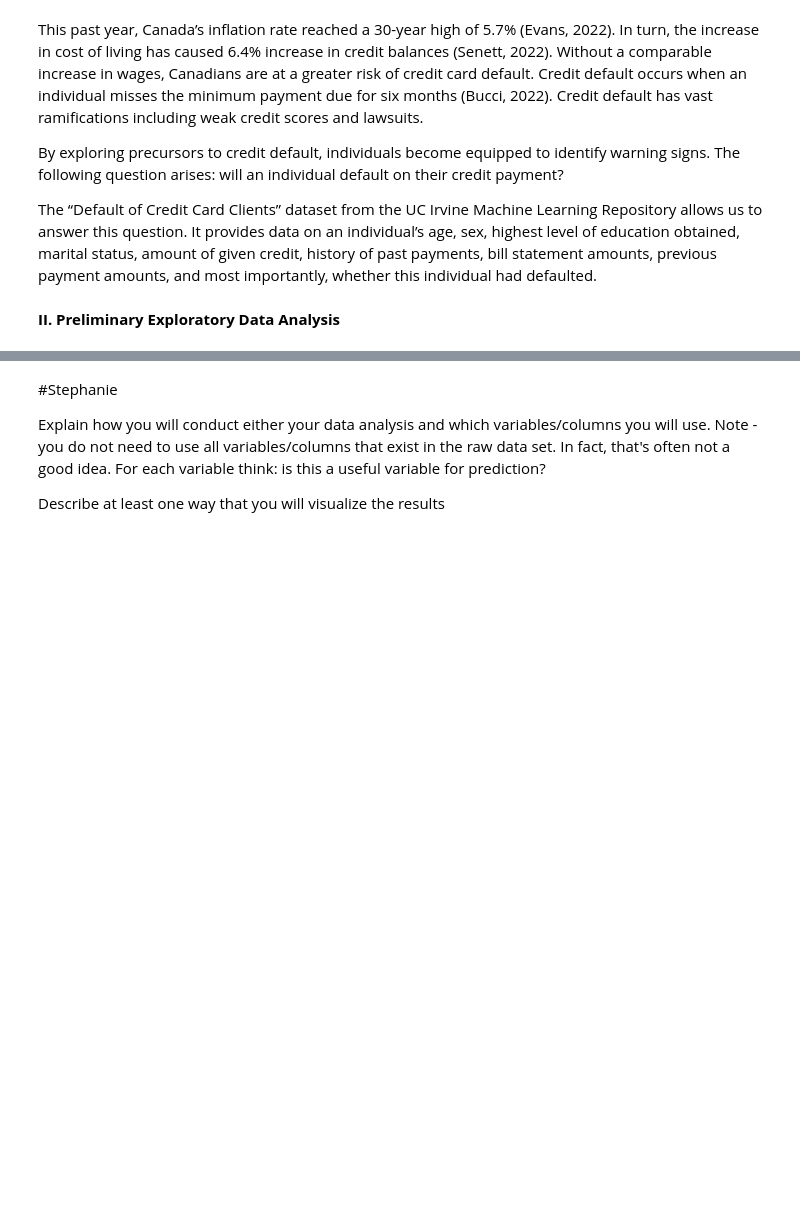
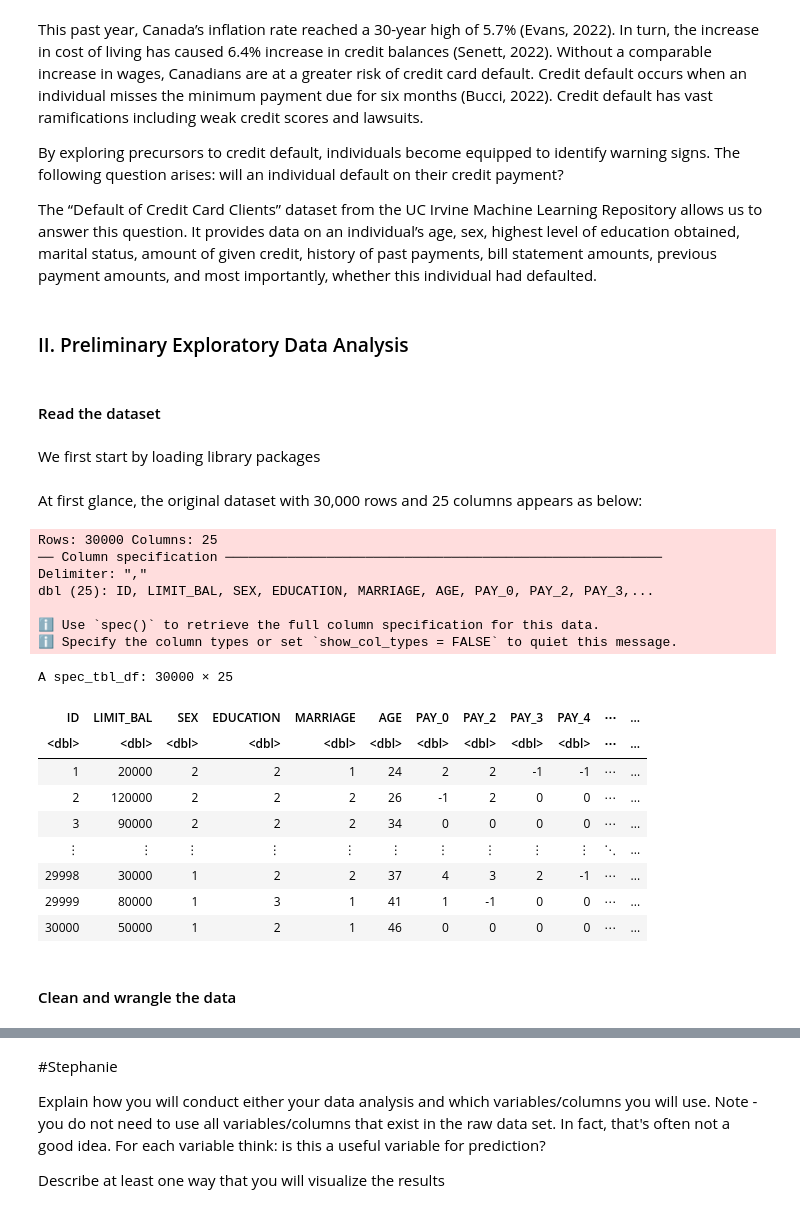
Before and after one commit to steph-feng/DSCI-100-Group-85, a Jupyter notebook: Code_Group Proposal.ipynb, the cells around one changed output, grey strips where cells are left out. Saved outputs shown, nothing was run; the diff lists cells and outputs as text; code cells hidden in the pictures; blank space fills up the shorter version.

```diff
--- a/Code_Group Proposal.ipynb
+++ b/Code_Group Proposal.ipynb
@@ -9,4 +15,8 @@ By exploring precursors to credit default, individuals become equipped to identi
 
 The “Default of Credit Card Clients” dataset from the UC Irvine Machine Learning Repository allows us to answer this question. It provides data on an individual’s age, sex, highest level of education obtained, marital status, amount of given credit, history of past payments, bill statement amounts, previous payment amounts, and most importantly, whether this individual had defaulted.
 # %% [markdown]
-**II. Preliminary Exploratory Data Analysis**
+### II. Preliminary Exploratory Data Analysis
+# %% [markdown]
+#### Read the dataset
+# %% [markdown]
+We first start by loading library packages
@@ -12,0 +29,25 @@ The “Default of Credit Card Clients” dataset from the UC Irvine Machine Lear
+# %% [markdown]
+At first glance, the original dataset with 30,000 rows and 25 columns appears as below:
+# %%
+credit_data <- read_csv('data/default of credit card clients.csv', skip=1)
+credit_data
+# %% [output]
+Rows: 30000 Columns: 25
+── Column specification ────────────────────────────────────────────────────────
+Delimiter: ","
+dbl (25): ID, LIMIT_BAL, SEX, EDUCATION, MARRIAGE, AGE, PAY_0, PAY_2, PAY_3,...
+
+ℹ Use `spec()` to retrieve the full column specification for this data.
+ℹ Specify the column types or set `show_col_types = FALSE` to quiet this message.
+A spec_tbl_df: 30000 × 25
+| ID | LIMIT_BAL | SEX | EDUCATION | MARRIAGE | AGE | PAY_0 | PAY_2 | PAY_3 | PAY_4 | ⋯ | ... |
+| <dbl> | <dbl> | <dbl> | <dbl> | <dbl> | <dbl> | <dbl> | <dbl> | <dbl> | <dbl> | ⋯ | ... |
+| 1 | 20000 | 2 | 2 | 1 | 24 | 2 | 2 | -1 | -1 | ⋯ | ... |
+| 2 | 120000 | 2 | 2 | 2 | 26 | -1 | 2 | 0 | 0 | ⋯ | ... |
+| 3 | 90000 | 2 | 2 | 2 | 34 | 0 | 0 | 0 | 0 | ⋯ | ... |
+| ⋮ | ⋮ | ⋮ | ⋮ | ⋮ | ⋮ | ⋮ | ⋮ | ⋮ | ⋮ | ⋱ | ... |
+| 29998 | 30000 | 1 | 2 | 2 | 37 | 4 | 3 | 2 | -1 | ⋯ | ... |
+| 29999 | 80000 | 1 | 3 | 1 | 41 | 1 | -1 | 0 | 0 | ⋯ | ... |
+| 30000 | 50000 | 1 | 2 | 1 | 46 | 0 | 0 | 0 | 0 | ⋯ | ... |
+# %% [markdown]
+#### Clean and wrangle the data
```
Also changed, not shown: parts of 20 cells of this notebook.
